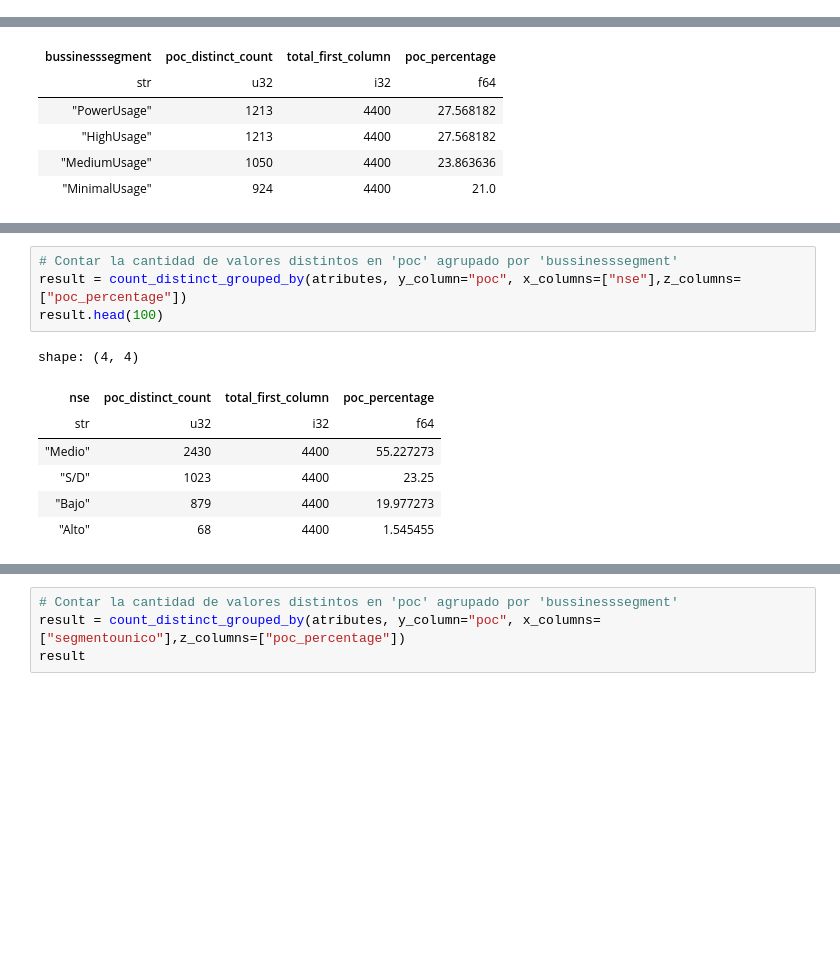
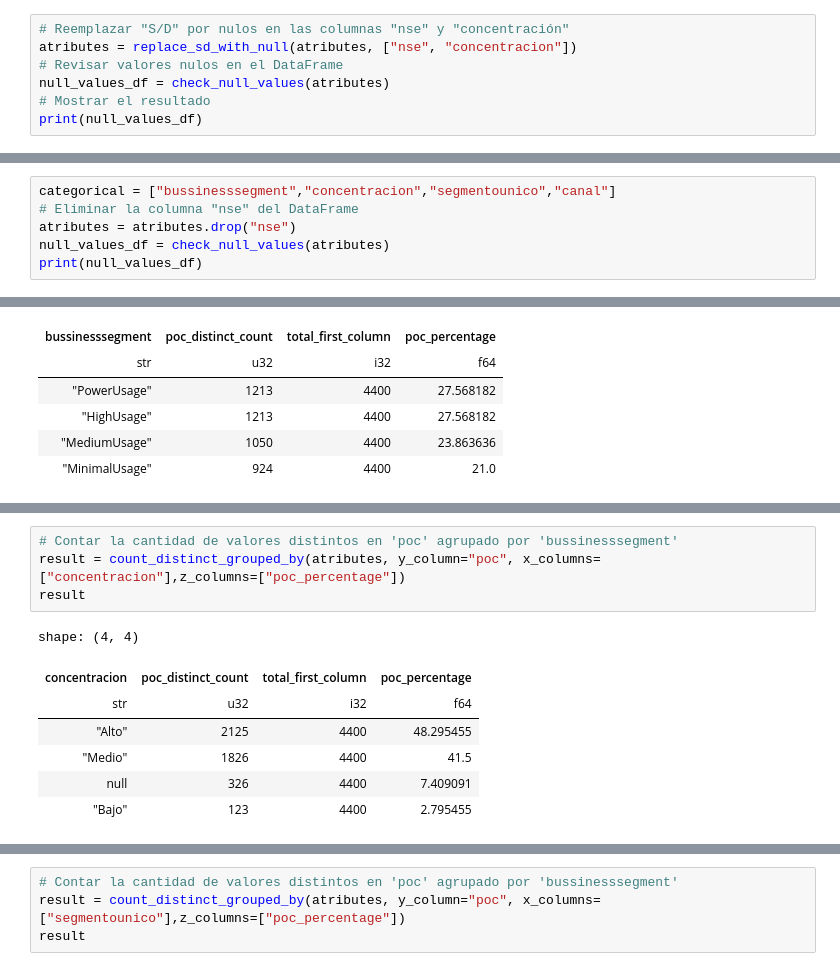
Before and after one commit to iair/challenge_AB_InBev, a Jupyter notebook: notebooks/EDA.ipynb, the cells around one changed output, grey strips where cells are left out. Saved outputs shown, nothing was run; the diff lists cells and outputs as text; blank space fills up the shorter version.

```diff
--- a/notebooks/EDA.ipynb
+++ b/notebooks/EDA.ipynb
@@ -145,0 +376,7 @@ shape: (5, 10)
+# %%
+# Reemplazar "S/D" por nulos en las columnas "nse" y "concentración"
+atributes = replace_sd_with_null(atributes, ["nse", "concentracion"])
+# Revisar valores nulos en el DataFrame
+null_values_df = check_null_values(atributes)
+# Mostrar el resultado
+print(null_values_df)
@@ -145,0 +401,6 @@ shape: (5, 10)
+# %%
+categorical = ["bussinesssegment","concentracion","segmentounico","canal"]
+# Eliminar la columna "nse" del DataFrame
+atributes = atributes.drop("nse")
+null_values_df = check_null_values(atributes)
+print(null_values_df)
@@ -195,12 +677,12 @@ shape: (4, 4)
 # %%
 # Contar la cantidad de valores distintos en 'poc' agrupado por 'bussinesssegment'
-result = count_distinct_grouped_by(atributes, y_column="poc", x_columns=["nse"],z_columns=["poc_percentage"])
-result.head(100)
+result = count_distinct_grouped_by(atributes, y_column="poc", x_columns=["concentracion"],z_columns=["poc_percentage"])
+result
 # %% [output]
 shape: (4, 4)
-| nse | poc_distinct_count | total_first_column | poc_percentage |
+| concentracion | poc_distinct_count | total_first_column | poc_percentage |
 | str | u32 | i32 | f64 |
-| "Medio" | 2430 | 4400 | 55.227273 |
-| "S/D" | 1023 | 4400 | 23.25 |
-| "Bajo" | 879 | 4400 | 19.977273 |
-| "Alto" | 68 | 4400 | 1.545455 |
+| "Alto" | 2125 | 4400 | 48.295455 |
+| "Medio" | 1826 | 4400 | 41.5 |
+| null | 326 | 4400 | 7.409091 |
+| "Bajo" | 123 | 4400 | 2.795455 |
```
Also changed, not shown: parts of 36 cells of this notebook, 2 other files.
